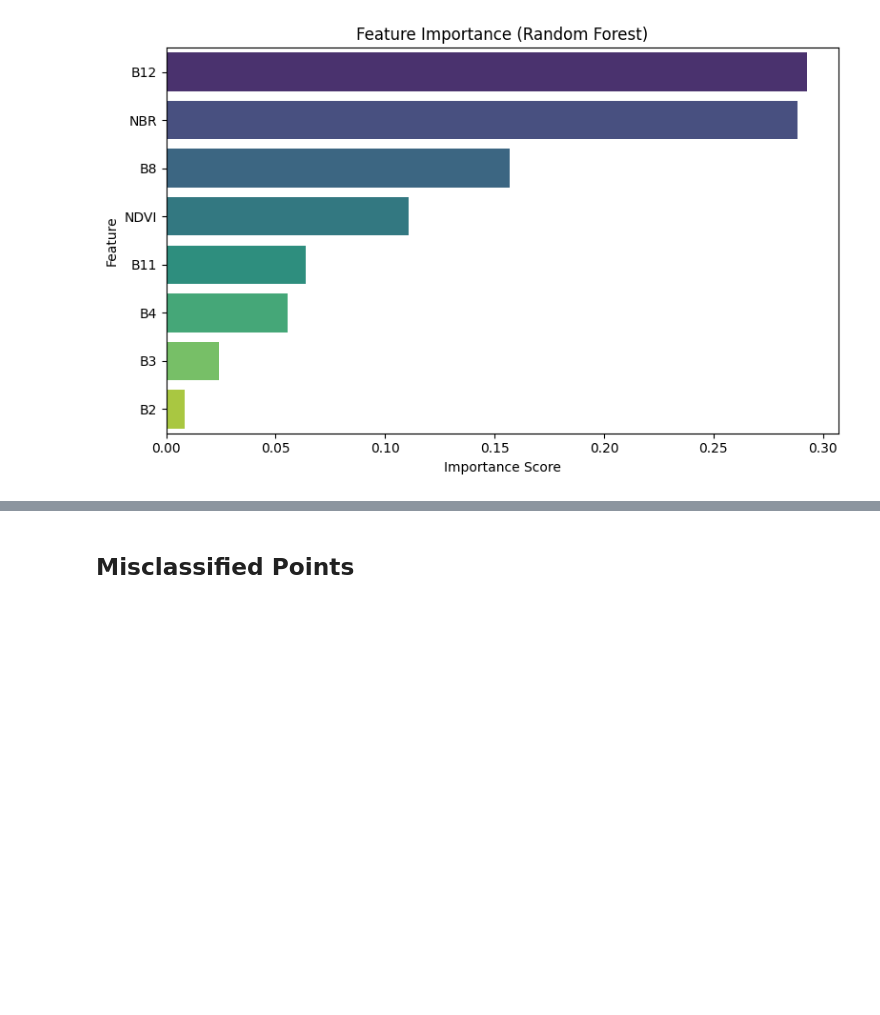
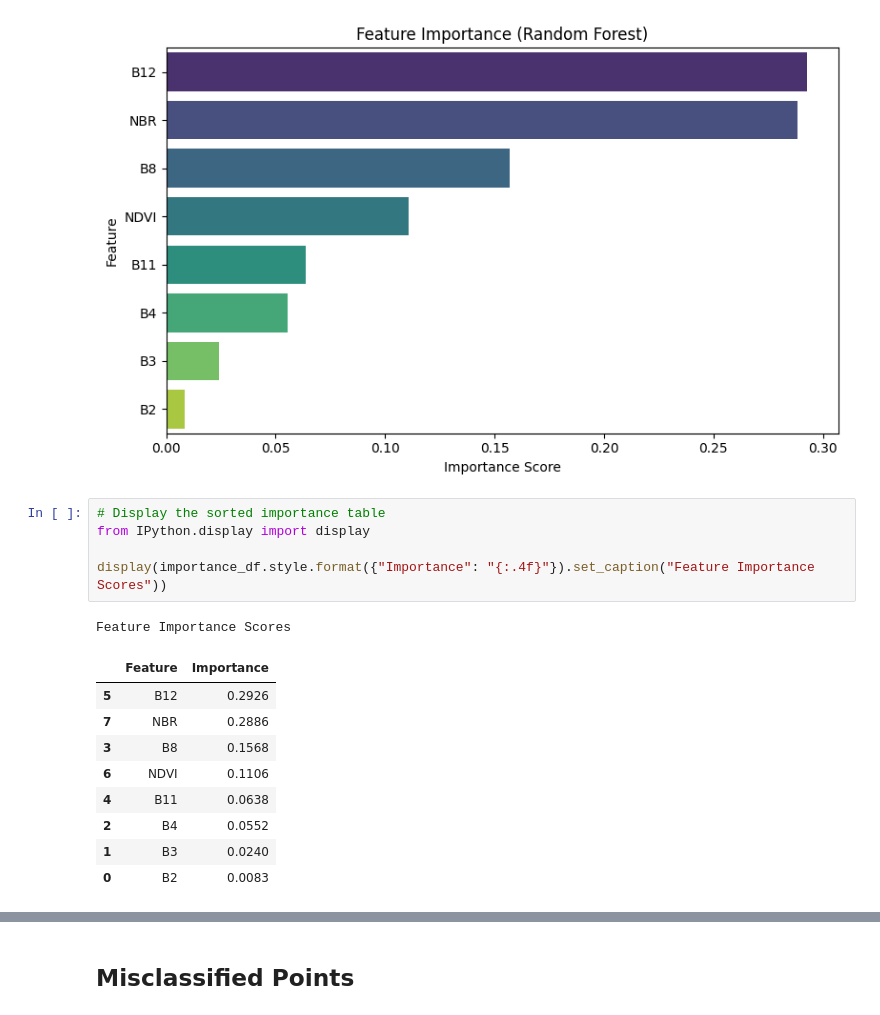
Before and after one commit to luyiiw/deforestation-kalimantan, a Jupyter notebook: burn_identification.ipynb, the cells around one changed output, grey strips where cells are left out. Cells and saved outputs as stored; diff of their text form; blank space fills up the shorter version.

```diff
--- a/burn_identification.ipynb
+++ b/burn_identification.ipynb
@@ -529,3 +525,19 @@ Passing `palette` without assigning `hue` is deprecated and will be removed in v
 
   sns.barplot(data=importance_df, x='Importance', y='Feature', palette='viridis')
 [figure]
+# %%
+# Display the sorted importance table
+from IPython.display import display
+
+display(importance_df.style.format({"Importance": "{:.4f}"}).set_caption("Feature Importance Scores"))
+# %% [output]
+Feature Importance Scores
+|  | Feature | Importance |
+| 5 | B12 | 0.2926 |
+| 7 | NBR | 0.2886 |
+| 3 | B8 | 0.1568 |
+| 6 | NDVI | 0.1106 |
+| 4 | B11 | 0.0638 |
+| 2 | B4 | 0.0552 |
+| 1 | B3 | 0.0240 |
+| 0 | B2 | 0.0083 |
```
Also changed, not shown: parts of 3 cells of this notebook, 1 other file.
